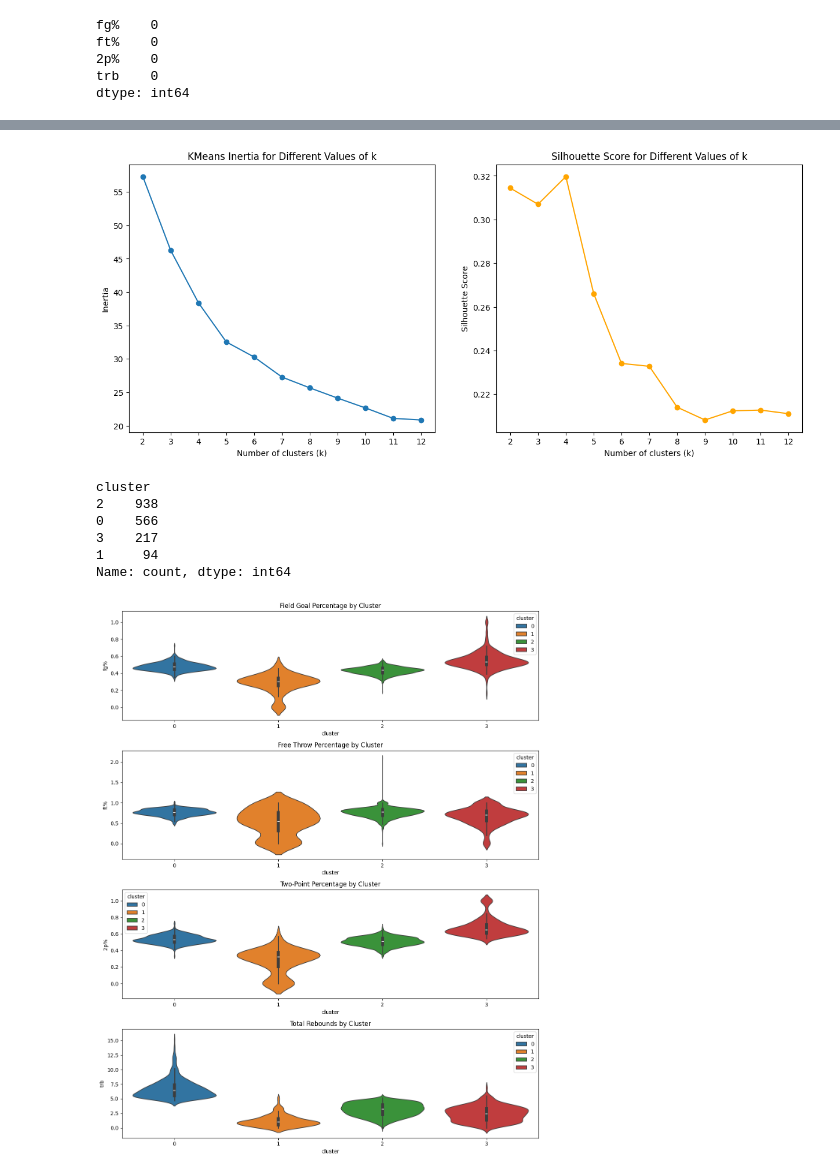
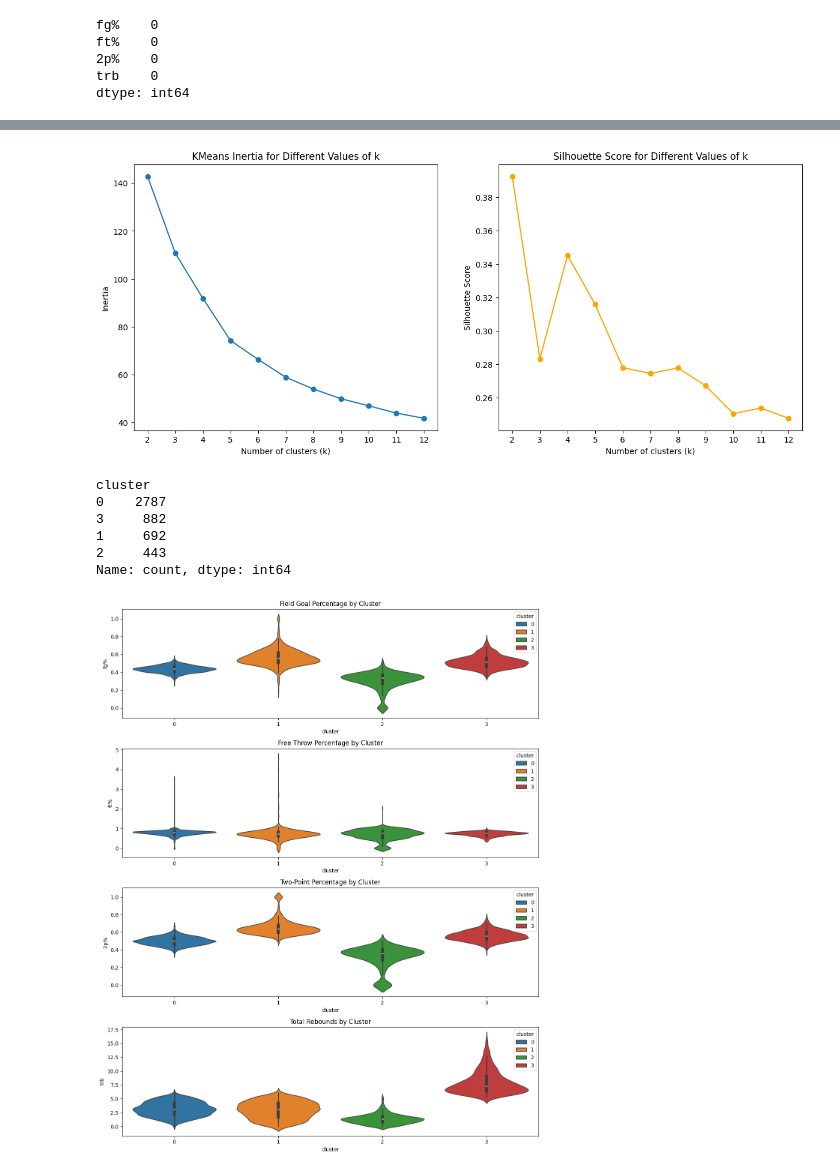
Before and after one commit to chocoCaro/Intro_DS, a Jupyter notebook: players_clustering.ipynb, the cells around one changed output, grey strips where cells are left out. Saved outputs shown, nothing was run; the diff lists cells and outputs as text; code cells hidden in the pictures.

Commit message:
Update players clustering

```diff
--- a/players_clustering.ipynb
+++ b/players_clustering.ipynb
@@ -30,8 +30,8 @@ player_stats_per_game.head()
 | 4 | 2023-24 | Toronto Raptors | C | 25.0 | 0.0 | 17.5 | 3.1 | 6.8 | 0.459 | 0.5 | ... | ... |
 5 rows × 29 columns
 # %%
-forwards = player_stats_per_game[player_stats_per_game['pos'] == 'F'].loc[:, ['fg%', 'ft%', '2p%', 'trb']]
-forwards
+stats = player_stats_per_game.loc[:, ['fg%', 'ft%', '2p%', 'trb']]
+stats
 # %% [output]
 |  | fg% | ft% | 2p% | trb |
 | 0 | 0.544 | 0.509 | 0.546 | 3.4 |
@@ -53,8 +53,8 @@ plt.show()
 # %% [output]
 [figure]
 # %%
-forwards.dropna(inplace=True)
-forwards.isna().sum()
+stats.dropna(inplace=True)
+stats.isna().sum()
 # %% [output]
 fg%    0
 ft%    0
@@ -74,0 +64,3 @@ array([[0.544     , 0.24238095, 0.546     , 0.22368421],
+# %%
+stats_scaled = MinMaxScaler().fit_transform(stats)
+stats_scaled
@@ -79,8 +79,8 @@ k_values = range(2, 13)
 
 for k in k_values:
     kmeans = KMeans(n_clusters=k, random_state=0, max_iter=1000)
-    cluster_labels = kmeans.fit_predict(forwards_scaled)
-    silhouette_scores.append(silhouette_score(forwards_scaled, cluster_labels))
+    cluster_labels = kmeans.fit_predict(stats_scaled)
+    silhouette_scores.append(silhouette_score(stats_scaled, cluster_labels))
     inertias.append(kmeans.inertia_)
 
 fig, axes = plt.subplots(nrows=1, ncols=2, figsize=(15, 6))
@@ -98,46 +98,46 @@ axes[1].set_xticks(ticks=k_values)
 
 plt.show()
 # %% [output]
-[figure, old version]
+[figure, new version]
 # %%
 forward_kmeans = KMeans(n_clusters=4, random_state=0, max_iter=1000)
-forward_cluster_labels = forward_kmeans.fit_predict(forwards_scaled)
-forwards['cluster'] = forward_cluster_labels
-forwards['cluster'].value_counts()
+forward_cluster_labels = forward_kmeans.fit_predict(stats_scaled)
+stats['cluster'] = forward_cluster_labels
+stats['cluster'].value_counts()
 # %% [output]
 cluster
-2    938
-0    566
-3    217
-1     94
+0    2787
+3     882
+1     692
+2     443
 Name: count, dtype: int64
 # %%
 forward_cluster_colors = {0: '#1f77b4',  # Blue
                           1: '#ff7f0e',  # Orange
                           2: '#2ca02c',  # Green
                           3: '#d62728',  # Red
                           4: '#ffde59',  # Yellow
                           5: '#d84ba1'}  # Pink
 
 fig, axes = plt.subplots(nrows=4, ncols=1, figsize=(12, 15))
 
-sns.violinplot(x=forwards['cluster'], y=forwards['fg%'], palette=forward_cluster_colors, hue=forwards['cluster'], ax=axes[0])
+sns.violinplot(x=stats['cluster'], y=stats['fg%'], palette=forward_cluster_colors, hue=stats['cluster'], ax=axes[0])
 axes[0].set_title('Field Goal Percentage by Cluster')
 axes[0].set_ylabel('fg%')
 
-sns.violinplot(x=forwards['cluster'], y=forwards['ft%'], palette=forward_cluster_colors, hue=forwards['cluster'], ax=axes[1])
+sns.violinplot(x=stats['cluster'], y=stats['ft%'], palette=forward_cluster_colors, hue=stats['cluster'], ax=axes[1])
 axes[1].set_title('Free Throw Percentage by Cluster')
 axes[1].set_ylabel('ft%')
 
-sns.violinplot(x=forwards['cluster'], y=forwards['2p%'], palette=forward_cluster_colors, hue=forwards['cluster'], ax=axes[2])
+sns.violinplot(x=stats['cluster'], y=stats['2p%'], palette=forward_cluster_colors, hue=stats['cluster'], ax=axes[2])
 axes[2].set_title('Two-Point Percentage by Cluster')
 axes[2].set_ylabel('2p%')
 
-sns.violinplot(x=forwards['cluster'], y=forwards['trb'], palette=forward_cluster_colors, hue=forwards['cluster'], ax=axes[3])
+sns.violinplot(x=stats['cluster'], y=stats['trb'], palette=forward_cluster_colors, hue=stats['cluster'], ax=axes[3])
 axes[3].set_title('Total Rebounds by Cluster')
 axes[3].set_ylabel('trb')
 
 plt.tight_layout()
 plt.show()
 # %% [output]
-[figure, old version]
+[figure, new version]
```
Also changed, not shown: parts of 4 cells of this notebook, 8 other files.
